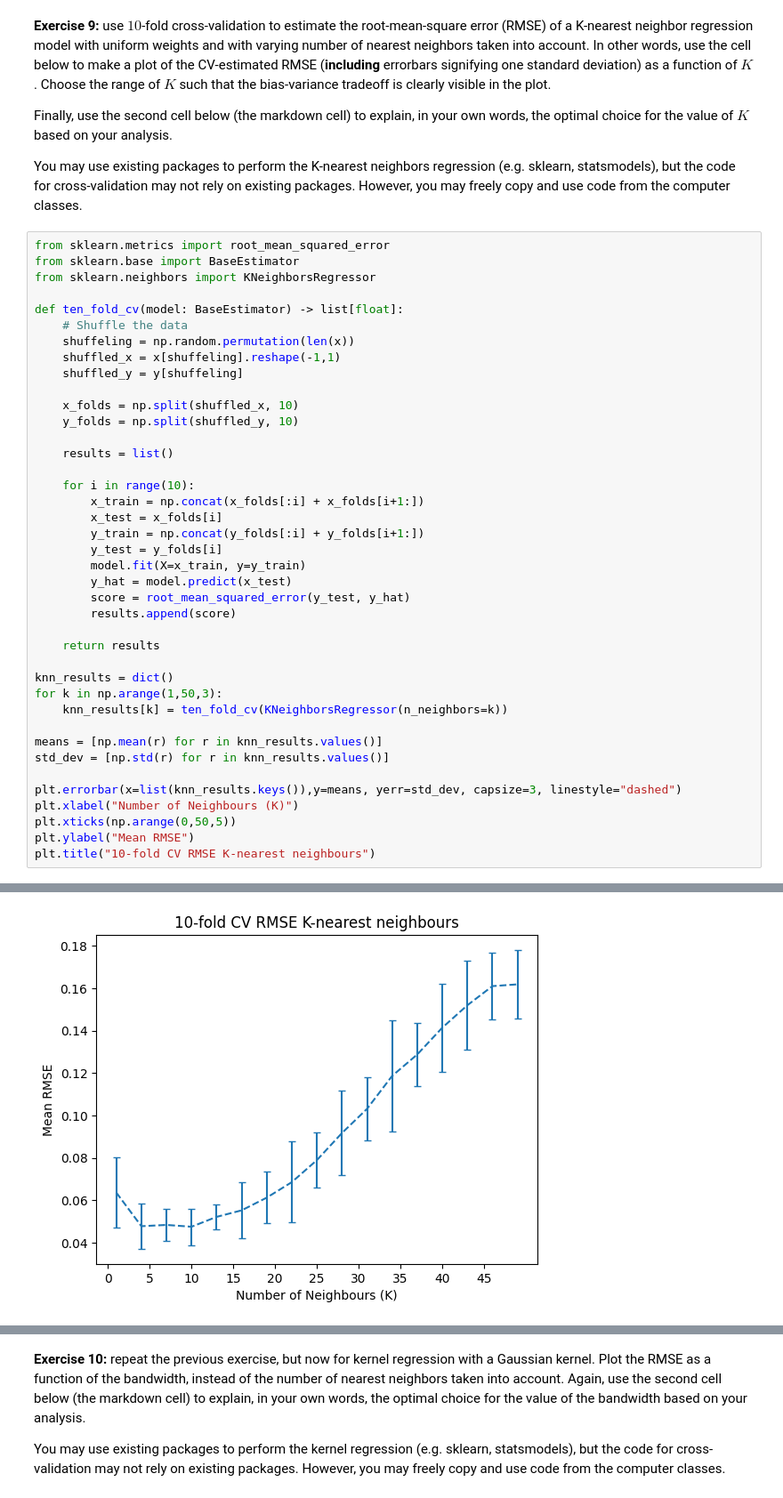
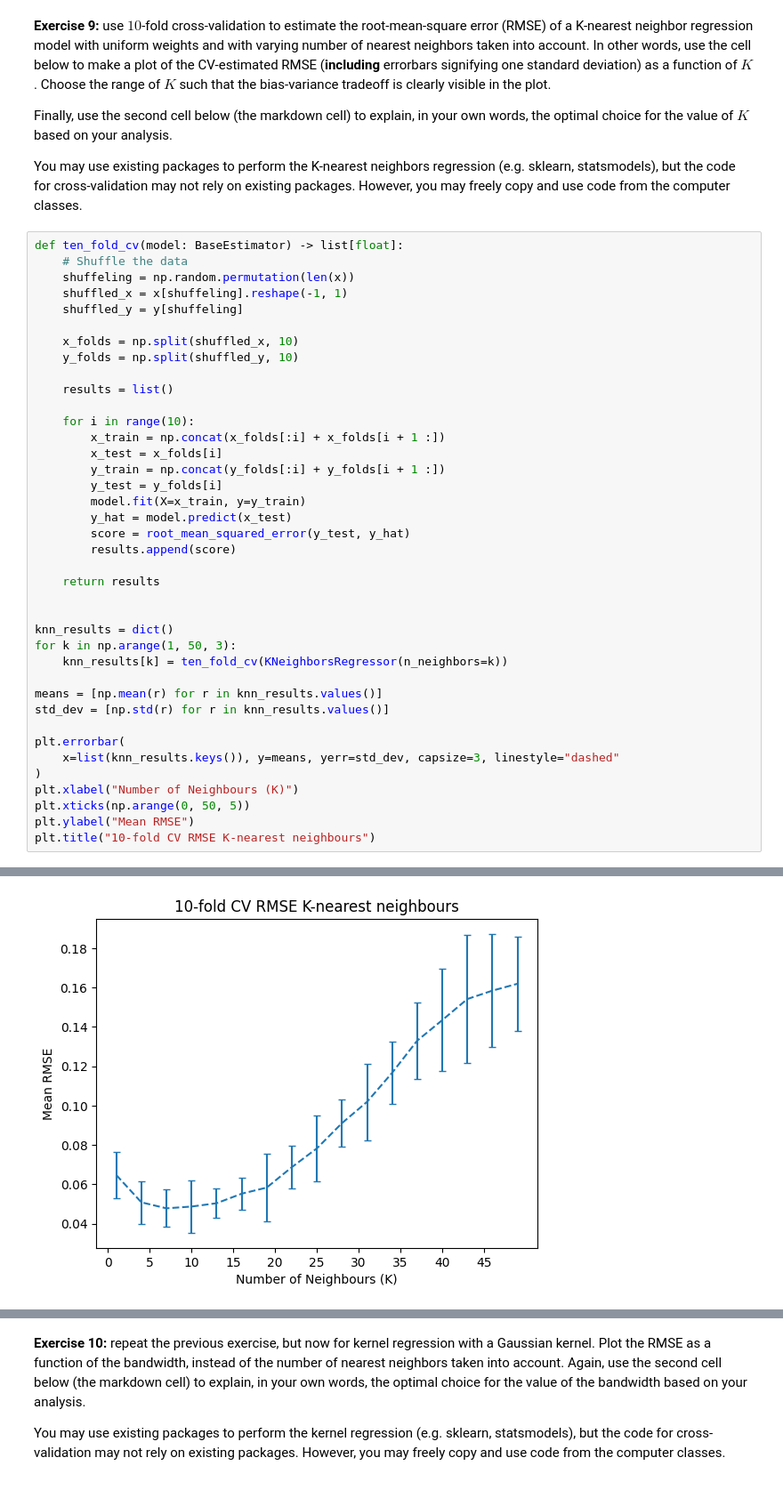
Before and after one commit to AlbinLind/Data-Science-Methodology, a Jupyter notebook: week 1/DSM_assignment1.ipynb, the cells around one changed output, grey strips where cells are left out. Shown at 89% size. Drawn from its saved outputs; the diff is of its cells as text.

```diff
--- a/week 1/DSM_assignment1.ipynb
+++ b/week 1/DSM_assignment1.ipynb
@@ -283,46 +304,45 @@ Finally, use the second cell below (the markdown cell) to explain, in your own w
 
 You may use existing packages to perform the K-nearest neighbors regression (e.g. sklearn, statsmodels), but the code for cross-validation may not rely on existing packages. However, you may freely copy and use code from the computer classes.
 # %%
-from sklearn.metrics import root_mean_squared_error
-from sklearn.base import BaseEstimator
-from sklearn.neighbors import KNeighborsRegressor
-
 def ten_fold_cv(model: BaseEstimator) -> list[float]:
     # Shuffle the data
     shuffeling = np.random.permutation(len(x))
-    shuffled_x = x[shuffeling].reshape(-1,1)
+    shuffled_x = x[shuffeling].reshape(-1, 1)
     shuffled_y = y[shuffeling]
 
     x_folds = np.split(shuffled_x, 10)
     y_folds = np.split(shuffled_y, 10)
 
     results = list()
 
     for i in range(10):
-        x_train = np.concat(x_folds[:i] + x_folds[i+1:])
+        x_train = np.concat(x_folds[:i] + x_folds[i + 1 :])
         x_test = x_folds[i]
-        y_train = np.concat(y_folds[:i] + y_folds[i+1:])
+        y_train = np.concat(y_folds[:i] + y_folds[i + 1 :])
         y_test = y_folds[i]
         model.fit(X=x_train, y=y_train)
         y_hat = model.predict(x_test)
         score = root_mean_squared_error(y_test, y_hat)
         results.append(score)
 
     return results
 
+
 knn_results = dict()
-for k in np.arange(1,50,3):
+for k in np.arange(1, 50, 3):
     knn_results[k] = ten_fold_cv(KNeighborsRegressor(n_neighbors=k))
 
 means = [np.mean(r) for r in knn_results.values()]
 std_dev = [np.std(r) for r in knn_results.values()]
 
-plt.errorbar(x=list(knn_results.keys()),y=means, yerr=std_dev, capsize=3, linestyle="dashed")
+plt.errorbar(
+    x=list(knn_results.keys()), y=means, yerr=std_dev, capsize=3, linestyle="dashed"
+)
 plt.xlabel("Number of Neighbours (K)")
-plt.xticks(np.arange(0,50,5))
+plt.xticks(np.arange(0, 50, 5))
 plt.ylabel("Mean RMSE")
 plt.title("10-fold CV RMSE K-nearest neighbours")
 # %% [output]
 Text(0.5, 1.0, '10-fold CV RMSE K-nearest neighbours')
-[figure, old version]
+[figure, new version]
 # %% [markdown]
```
Also changed, not shown: parts of 16 cells of this notebook.
